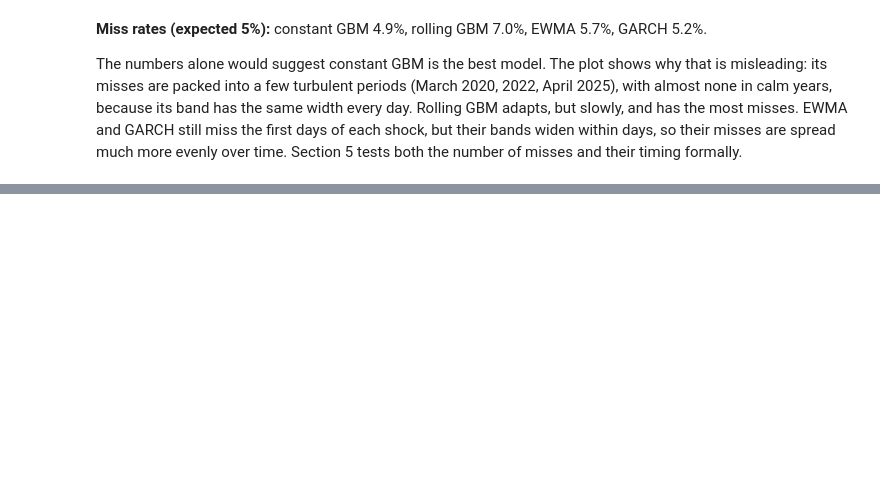
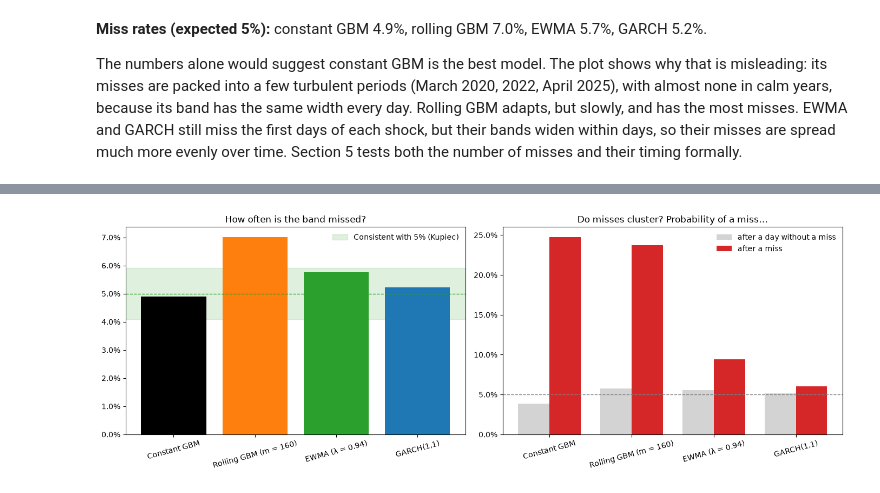
Before and after one commit to Harry140896/Volatility-band-width, a Jupyter notebook: volatility_band_width.ipynb, the cells around one changed output, grey strips where cells are left out. Saved outputs shown, nothing was run; the diff lists cells and outputs as text; code cells hidden in the pictures; blank space fills up the shorter version.

```diff
--- a/volatility_band_width.ipynb
+++ b/volatility_band_width.ipynb
@@ -452,0 +575,18 @@ The numbers alone would suggest constant GBM is the best model. The plot shows w
+# %%
+kup = kupiec_table(hits, names)
+chr_ = christoffersen_table(hits, names)
+
+def fmt_p(p):
+    return "< 0.001" if p < 0.001 else f"{p:.3f}"
+
+summary = pd.DataFrame({
+    "Miss rate": kup["p_hat"].astype(float).map("{:.1%}".format),
+    "Kupiec p": kup["p_value"].astype(float).map(fmt_p),
+    "Right number of misses?": kup["reject"].map({False: "Yes", True: "No"}),
+    "P(miss | no miss yesterday)": chr_["pi_01"].astype(float).map("{:.1%}".format),
+    "P(miss | miss yesterday)": chr_["pi_11"].astype(float).map("{:.1%}".format),
+    "Christoffersen p": chr_["p_value"].astype(float).map(fmt_p),
+    "Misses independent?": chr_["reject"].map({False: "Yes", True: "No"}),
+})
+summary.index = ["Constant GBM", "Rolling GBM (m = 160)", "EWMA (λ = 0.94)", "GARCH(1,1)"]
+summary
@@ -452,0 +599,31 @@ The numbers alone would suggest constant GBM is the best model. The plot shows w
+# %%
+labels = summary.index
+x = np.arange(len(labels))
+n = int(kup["n"].iloc[0])
+half = 1.96 * np.sqrt(0.05 * 0.95 / n)            # Kupiec "not rejected" zone, approx.
+
+fig, (ax1, ax2) = plt.subplots(1, 2, figsize=(14, 5))
+
+# Left: miss rate against the zone Kupiec would accept
+ax1.axhspan(0.05 - half, 0.05 + half, color="tab:green", alpha=0.15, label="Consistent with 5% (Kupiec)")
+ax1.axhline(0.05, color="tab:green", ls="--", lw=1)
+ax1.bar(x, kup["p_hat"].astype(float), color=["black", "tab:orange", "tab:green", "tab:blue"])
+ax1.set_xticks(x, labels, rotation=15)
+ax1.yaxis.set_major_formatter(PercentFormatter(1.0))
+ax1.set_title("How often is the band missed?")
+ax1.legend(frameon=False)
+
+# Right: miss probability after a calm day vs after a miss
+w = 0.38
+ax2.bar(x - w/2, chr_["pi_01"].astype(float), w, color="lightgrey", label="after a day without a miss")
+ax2.bar(x + w/2, chr_["pi_11"].astype(float), w, color="tab:red", label="after a miss")
+ax2.axhline(0.05, color="grey", ls="--", lw=1)
+ax2.set_xticks(x, labels, rotation=15)
+ax2.yaxis.set_major_formatter(PercentFormatter(1.0))
+ax2.set_title("Do misses cluster? Probability of a miss…")
+ax2.legend(frameon=False)
+
+plt.tight_layout()
+plt.show()
+# %% [output]
+[figure, added]
```
Also changed, not shown: parts of 20 cells of this notebook, 4 other files.
